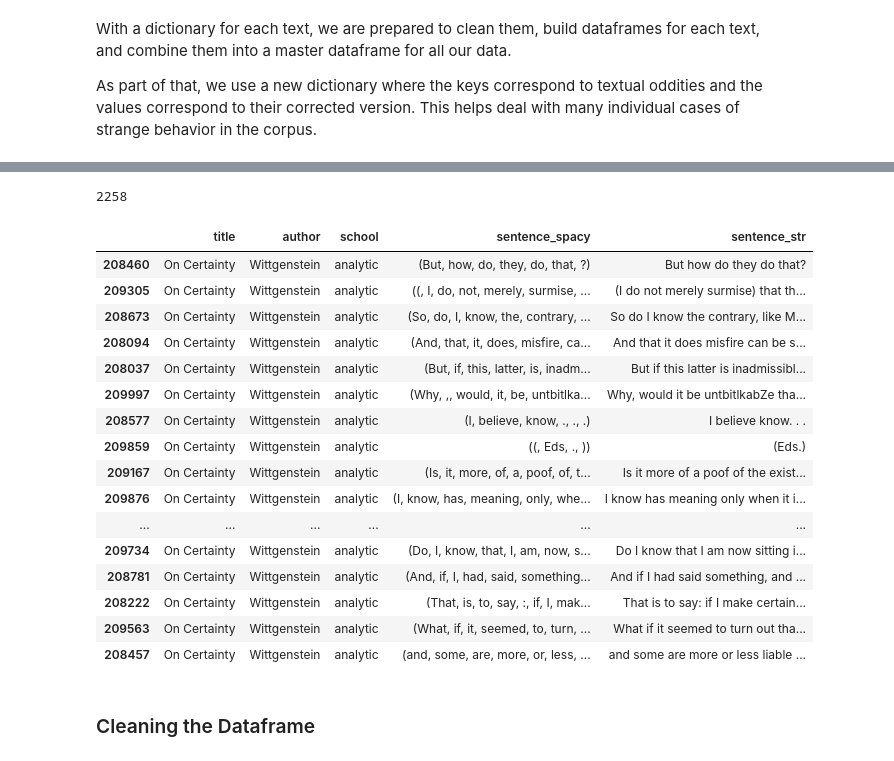
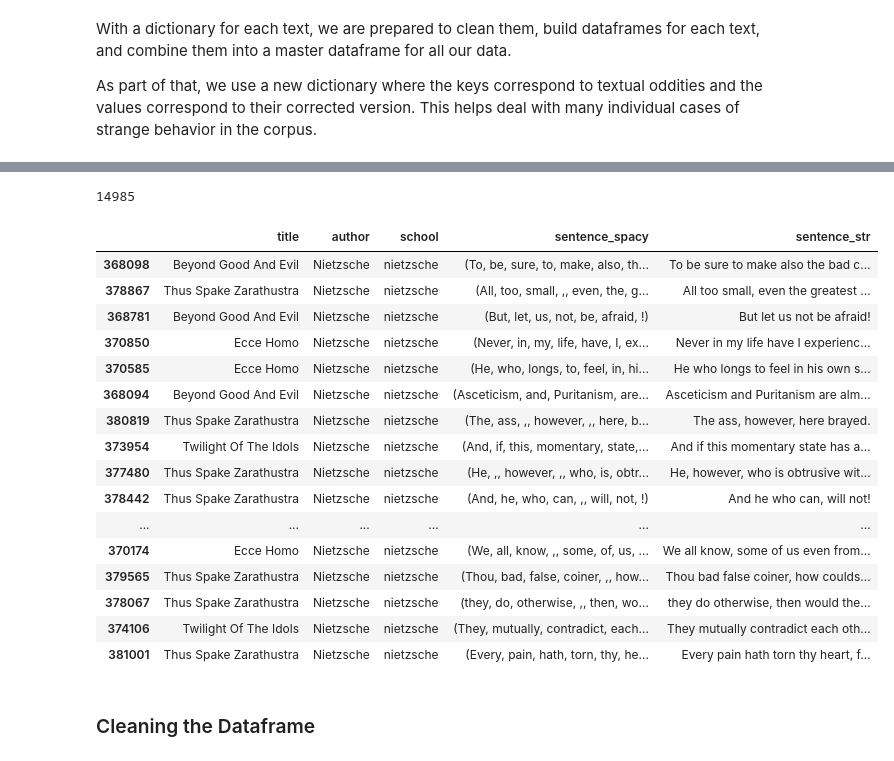
Before and after one commit to kcalizadeh/PDP_data_processing, a Jupyter notebook: data_load_clean_and_export.ipynb, the cells around one changed output, grey strips where cells are left out. Saved outputs shown, nothing was run; the diff lists cells and outputs as text; code cells hidden in the pictures.

Commit message:
adding Nietzche texts

```diff
--- a/data_load_clean_and_export.ipynb
+++ b/data_load_clean_and_export.ipynb
@@ -206,9 +223,11 @@ capitalist_texts = [smith_wealth, ricardo_political_economy, keynes_employment]
 
 # new texts
 stoicism_texts = [epictetus_enchiridion, aurelius_meditations]
+nietzsche_texts = [nietzsche_antichrist, nietzsche_beyond, nietzsche_ecce,
+                  nietzsche_twilight, nietzsche_zarathustra]
 
 
-all_texts = plato_texts + aristotle_texts + empiricist_texts + rationalist_texts + analytic_texts + continental_texts + phenomenology_texts + german_idealist_texts + marxist_texts + capitalist_texts + stoicism_texts
+all_texts = plato_texts + aristotle_texts + empiricist_texts + rationalist_texts + analytic_texts + continental_texts + phenomenology_texts + german_idealist_texts + marxist_texts + capitalist_texts + stoicism_texts + nietzsche_texts
 all_texts_string = ' . '.join(all_texts)
 
 text_dict_list = {'plato': plato_texts, 'aristotle': aristotle_texts,
@@ -216,7 +235,8 @@ text_dict_list = {'plato': plato_texts, 'aristotle': aristotle_texts,
             'german_idealism': german_idealist_texts,
              'phenomenology': phenomenology_texts, 'analytic': analytic_texts,
             'continental': continental_texts, 'marxism': marxist_texts,
-             'capitalism': capitalist_texts, 'stoicism': stoicism_texts}
+             'capitalism': capitalist_texts, 'stoicism': stoicism_texts,
+             'nietzsche': nietzsche_texts}
 
 text_dict = {}
 for school in text_dict_list.keys():
@@ -260,6 +280,9 @@ def baseline_clean(to_correct, capitals=True, bracketed_fn=False, odd_words_dict
   result = re.sub(r'ﬀ', 'ff', result)
   result = re.sub(r'ﬁ', 'fi', result)
   result = re.sub(r'ﬃ', 'ffi', result)
+
+  # replace some accented characters for ease of searching
+  result = re.sub(r'é', 'e', result)
 
   # remove or standardize some recurring common and meaninless words/phrases
   result = re.sub(r'\s*This\s*page\s*intentionally\s*left\s*blank\s*', ' ', result)
@@ -324,6 +347,8 @@ def baseline_clean(to_correct, capitals=True, bracketed_fn=False, odd_words_dict
 
   # remove empty parantheses
   result = re.sub(r'(\(\s*\.*\s*\))|(\(\s*,*\s*)\)', ' ', result)
+  result = re.sub(r'\.\)\.', '.', result)
+  result = re.sub(r'\.\(\.', '.', result)
 
   # reduce multiple periods, commas, or whitespaces into a single one
   result = re.sub(r'\.+', '.', result)
@@ -480,9 +505,10 @@ keynes_employment_to_rm = ['(?i)\s+The\s+General\s+Theory\s+of\s+Employment,*\s+
 do_not_remove_capitals = ['essay concerning human understanding bk 2',
                           'a treatise of human nature',
                           'dialogues concerning natural religion', 'three dialogues',
-                          'a treatise concerning the principles of human knowledge']
+                          'a treatise concerning the principles of human knowledge',
+                          'thus spake zarathustra', 'beyond good and evil']
 
-bracketed_fn = ['critique of practical reason', 'the communist manifesto']
+bracketed_fn = ['critique of practical reason', 'the communist manifesto', 'ecce homo']
 # %% [markdown]
 #### 3. Tokenizing and Rendering the Texts as a Dataframe
 # %% [markdown]
@@ -520,7 +549,8 @@ title_list = ["plato - complete works", "aristotle - complete works", "aristotle
               'essential works of lenin', 'the wealth of nations',
               'on the principles of political economy and taxation',
               'a general theory of employment, interest, and money', 'enchiridion',
-              'meditations']
+              'meditations', 'the antichrist', 'beyond good and evil', 'ecce homo',
+              'twilight of the idols', 'thus spake zarathustra']
 
 # authors
 author_list = ['plato', 'aristotle', 'aristotle', 'locke', 'locke', 'locke',
@@ -531,7 +561,8 @@ author_list = ['plato', 'aristotle', 'aristotle', 'locke', 'locke', 'locke',
                'foucault', 'derrida', 'deleuze', 'deleuze', 'merleau-ponty',
                'husserl', 'husserl', 'heidegger', 'heidegger', 'kant', 'kant',
                'kant', 'fichte', 'hegel', 'hegel', 'hegel', 'marx', 'marx', 'lenin',
-               'smith', 'ricardo', 'keynes', 'epictetus', 'marcus aurelius']
+               'smith', 'ricardo', 'keynes', 'epictetus', 'marcus aurelius',
+               'nietzsche', 'nietzsche', 'nietzsche', 'nietzsche', 'nietzsche']
 
 school_list = ['plato', 'aristotle', 'aristotle', 'empiricism', 'empiricism',
                'empiricism', 'empiricism', 'empiricism', 'empiricism', 'empiricism',
@@ -544,7 +575,8 @@ school_list = ['plato', 'aristotle', 'aristotle', 'empiricism', 'empiricism',
                'german_idealism', 'german_idealism', 'german_idealism', 'german_idealism',
                'german_idealism', 'german_idealism', 'german_idealism', 'communism',
                'communism', 'communism', 'capitalism', 'capitalism', 'capitalism',
-               'stoicism', 'stoicism']
+               'stoicism', 'stoicism', 'nietzsche', 'nietzsche', 'nietzsche',
+               'nietzsche', 'nietzsche']
 
 # words to remove
 to_rm_list = [plato_to_rm, aristotle_to_rm, aristotle_to_rm, locke_gov_to_rm,
@@ -557,7 +589,8 @@ to_rm_list = [plato_to_rm, aristotle_to_rm, aristotle_to_rm, locke_gov_to_rm,
               ponty_perception_to_rm, husserl_crisis_to_rm, [], heidegger_b_and_t_to_rm,
               [], [], kant_judgement_to_rm, kant_pure_reason_to_rm, fichte_ethics_to_rm,
               hegel_SoL_to_rm, [], hegel_right_to_rm, marx_kapital_to_rm,
-              marx_manifesto_to_rm, [], [], [], keynes_employment_to_rm, [], []]
+              marx_manifesto_to_rm, [], [], [], keynes_employment_to_rm, [], [],
+              [], [], [], [], []]
 
 # check lengths to make sure all are present
 len(to_rm_list), len(all_texts), len(author_list), len(title_list), len(school_list)
@@ -799,27 +833,27 @@ stoicism           0.007224
 Name: school, dtype: float64
 # %%
 # use this cell to check the new author's sentences and see if anything seems amiss
-print(len(df[df['title']=='On Certainty']))
-df[df['title']=='On Certainty'].sample(20)
+print(len(df[df['author']=='Nietzsche']))
+df[df['author']=='Nietzsche'].sample(20)
 # %% [output]
-2258
+14985
 |  | title | author | school | sentence_spacy | sentence_str |
-| 208460 | On Certainty | Wittgenstein | analytic | (But, how, do, they, do, that, ?) | But how do they do that? |
-| 209305 | On Certainty | Wittgenstein | analytic | ((, I, do, not, merely, surmise, ... | (I do not merely surmise) that th... |
-| 208673 | On Certainty | Wittgenstein | analytic | (So, do, I, know, the, contrary, ... | So do I know the contrary, like M... |
-| 208094 | On Certainty | Wittgenstein | analytic | (And, that, it, does, misfire, ca... | And that it does misfire can be s... |
-| 208037 | On Certainty | Wittgenstein | analytic | (But, if, this, latter, is, inadm... | But if this latter is inadmissibl... |
-| 209997 | On Certainty | Wittgenstein | analytic | (Why, ,, would, it, be, untbitlka... | Why, would it be untbitlkabZe tha... |
-| 208577 | On Certainty | Wittgenstein | analytic | (I, believe, know, ., ., .) | I believe know. . . |
-| 209859 | On Certainty | Wittgenstein | analytic | ((, Eds, ., )) | (Eds.) |
-| 209167 | On Certainty | Wittgenstein | analytic | (Is, it, more, of, a, poof, of, t... | Is it more of a poof of the exist... |
-| 209876 | On Certainty | Wittgenstein | analytic | (I, know, has, meaning, only, whe... | I know has meaning only when it i... |
+| 368098 | Beyond Good And Evil | Nietzsche | nietzsche | (To, be, sure, to, make, also, th... | To be sure to make also the bad c... |
+| 378867 | Thus Spake Zarathustra | Nietzsche | nietzsche | (All, too, small, ,, even, the, g... | All too small, even the greatest ... |
+| 368781 | Beyond Good And Evil | Nietzsche | nietzsche | (But, let, us, not, be, afraid, !) | But let us not be afraid! |
+| 370850 | Ecce Homo | Nietzsche | nietzsche | (Never, in, my, life, have, I, ex... | Never in my life have I experienc... |
+| 370585 | Ecce Homo | Nietzsche | nietzsche | (He, who, longs, to, feel, in, hi... | He who longs to feel in his own s... |
+| 368094 | Beyond Good And Evil | Nietzsche | nietzsche | (Asceticism, and, Puritanism, are... | Asceticism and Puritanism are alm... |
+| 380819 | Thus Spake Zarathustra | Nietzsche | nietzsche | (The, ass, ,, however, ,, here, b... | The ass, however, here brayed. |
+| 373954 | Twilight Of The Idols | Nietzsche | nietzsche | (And, if, this, momentary, state,... | And if this momentary state has a... |
+| 377480 | Thus Spake Zarathustra | Nietzsche | nietzsche | (He, ,, however, ,, who, is, obtr... | He, however, who is obtrusive wit... |
+| 378442 | Thus Spake Zarathustra | Nietzsche | nietzsche | (And, he, who, can, ,, will, not, !) | And he who can, will not! |
 | ... | ... | ... | ... | ... | ... |
-| 209734 | On Certainty | Wittgenstein | analytic | (Do, I, know, that, I, am, now, s... | Do I know that I am now sitting i... |
-| 208781 | On Certainty | Wittgenstein | analytic | (And, if, I, had, said, something... | And if I had said something, and ... |
-| 208222 | On Certainty | Wittgenstein | analytic | (That, is, to, say, :, if, I, mak... | That is to say: if I make certain... |
-| 209563 | On Certainty | Wittgenstein | analytic | (What, if, it, seemed, to, turn, ... | What if it seemed to turn out tha... |
-| 208457 | On Certainty | Wittgenstein | analytic | (and, some, are, more, or, less, ... | and some are more or less liable ... |
+| 370174 | Ecce Homo | Nietzsche | nietzsche | (We, all, know, ,, some, of, us, ... | We all know, some of us even from... |
+| 379565 | Thus Spake Zarathustra | Nietzsche | nietzsche | (Thou, bad, false, coiner, ,, how... | Thou bad false coiner, how coulds... |
+| 378067 | Thus Spake Zarathustra | Nietzsche | nietzsche | (they, do, otherwise, ,, then, wo... | they do otherwise, then would the... |
+| 374106 | Twilight Of The Idols | Nietzsche | nietzsche | (They, mutually, contradict, each... | They mutually contradict each oth... |
+| 381001 | Thus Spake Zarathustra | Nietzsche | nietzsche | (Every, pain, hath, torn, thy, he... | Every pain hath torn thy heart, f... |
 # %% [markdown]
 ### Cleaning the Dataframe
 # %% [markdown]
```
Also changed, not shown: parts of 47 cells of this notebook.
